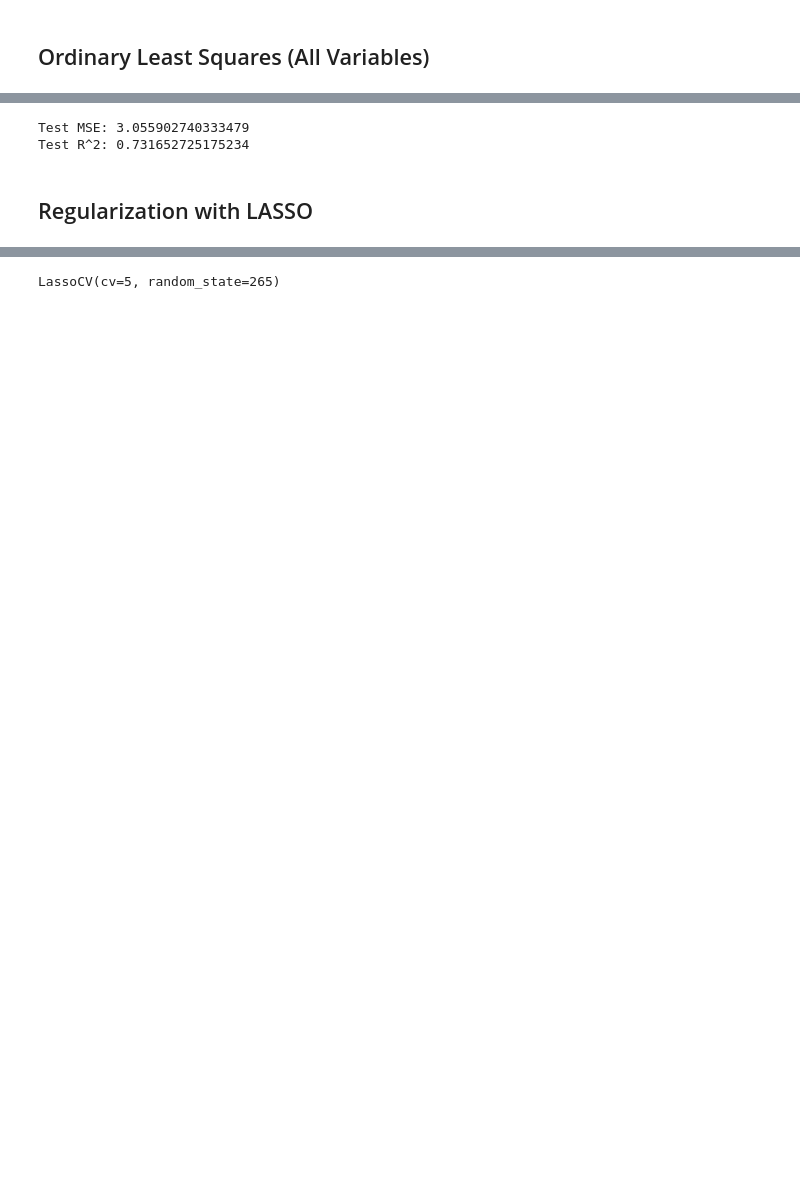
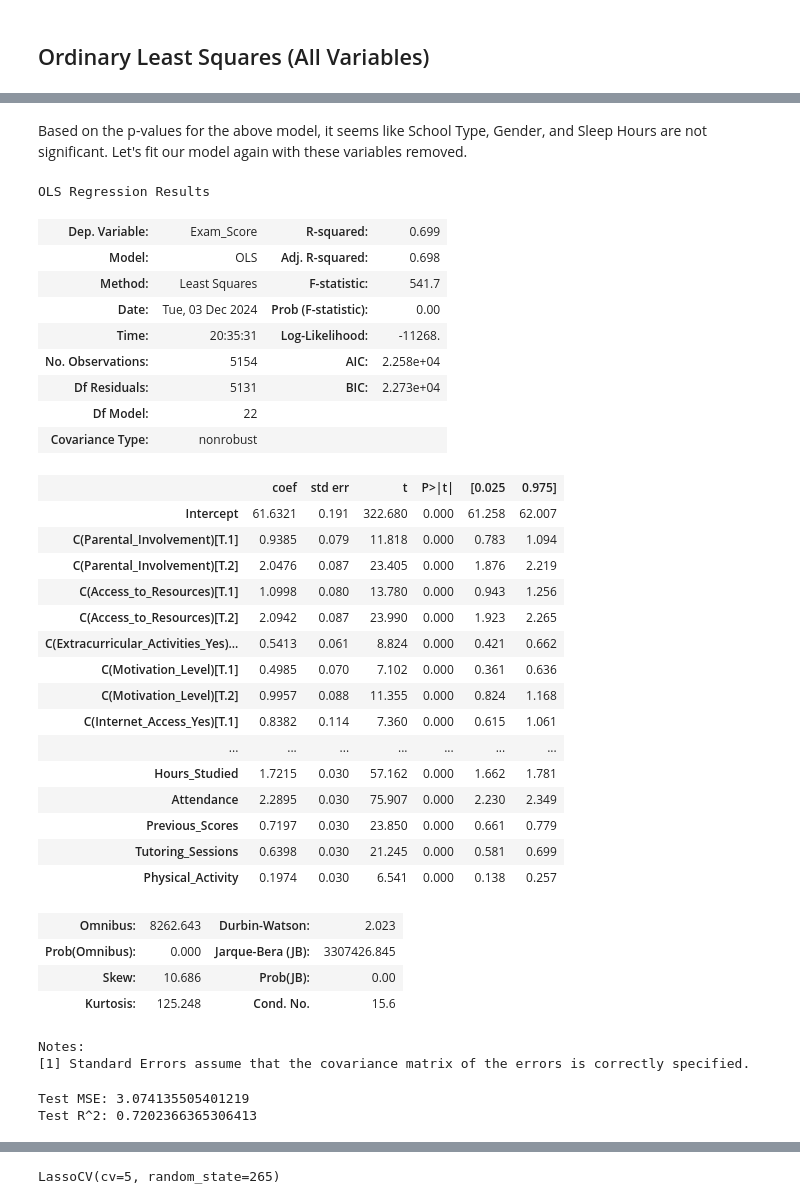
Before and after one commit to davidOplatka/csm148-project, a Jupyter notebook: linear_modeling.ipynb, the cells around one changed output, grey strips where cells are left out. Saved outputs shown, nothing was run; the diff lists cells and outputs as text; code cells hidden in the pictures; blank space fills up the shorter version.

```diff
--- a/linear_modeling.ipynb
+++ b/linear_modeling.ipynb
@@ -19,2 +25,2 @@ df.head()
 # %%
-X_train, X_test, y_train, y_test = train_test_split(df.drop(columns='Exam_Score'), df['Exam_Score'], test_size=0.2, random_state=42)
+df_train, df_test = train_test_split(df, test_size=0.2, random_state=42)
@@ -68,0 +75,2 @@ strong multicollinearity or other numerical problems.
+# %% [markdown]
+Based on the p-values for the above model, it seems like School Type, Gender, and Sleep Hours are not significant. Let's fit our model again with these variables removed.
@@ -69 +80,39 @@ strong multicollinearity or other numerical problems.
+# %%
+lm = smf.ols(formula='Exam_Score ~ Hours_Studied + Attendance + C(Parental_Involvement) + C(Access_to_Resources) + C(Extracurricular_Activities_Yes) + Previous_Scores + C(Motivation_Level) + C(Internet_Access_Yes) + Tutoring_Sessions + C(Family_Income) + C(Teacher_Quality) + C(Peer_Influence) + Physical_Activity + C(Learning_Disabilities_Yes) + C(Parental_Education_Level)', data=df_train)
+lm = lm.fit()
+# %%
+lm.summary()
+# %% [output]
+OLS Regression Results
+| Dep. Variable: | Exam_Score | R-squared: | 0.699 |
+| Model: | OLS | Adj. R-squared: | 0.698 |
+| Method: | Least Squares | F-statistic: | 541.7 |
+| Date: | Tue, 03 Dec 2024 | Prob (F-statistic): | 0.00 |
+| Time: | 20:35:31 | Log-Likelihood: | -11268. |
+| No. Observations: | 5154 | AIC: | 2.258e+04 |
+| Df Residuals: | 5131 | BIC: | 2.273e+04 |
+| Df Model: | 22 |  |  |
+| Covariance Type: | nonrobust |  |  |
+|  | coef | std err | t | P>|t| | [0.025 | 0.975] |
+| Intercept | 61.6321 | 0.191 | 322.680 | 0.000 | 61.258 | 62.007 |
+| C(Parental_Involvement)[T.1] | 0.9385 | 0.079 | 11.818 | 0.000 | 0.783 | 1.094 |
+| C(Parental_Involvement)[T.2] | 2.0476 | 0.087 | 23.405 | 0.000 | 1.876 | 2.219 |
+| C(Access_to_Resources)[T.1] | 1.0998 | 0.080 | 13.780 | 0.000 | 0.943 | 1.256 |
+| C(Access_to_Resources)[T.2] | 2.0942 | 0.087 | 23.990 | 0.000 | 1.923 | 2.265 |
+| C(Extracurricular_Activities_Yes)... | 0.5413 | 0.061 | 8.824 | 0.000 | 0.421 | 0.662 |
+| C(Motivation_Level)[T.1] | 0.4985 | 0.070 | 7.102 | 0.000 | 0.361 | 0.636 |
+| C(Motivation_Level)[T.2] | 0.9957 | 0.088 | 11.355 | 0.000 | 0.824 | 1.168 |
+| C(Internet_Access_Yes)[T.1] | 0.8382 | 0.114 | 7.360 | 0.000 | 0.615 | 1.061 |
+| ... | ... | ... | ... | ... | ... | ... |
+| Hours_Studied | 1.7215 | 0.030 | 57.162 | 0.000 | 1.662 | 1.781 |
+| Attendance | 2.2895 | 0.030 | 75.907 | 0.000 | 2.230 | 2.349 |
+| Previous_Scores | 0.7197 | 0.030 | 23.850 | 0.000 | 0.661 | 0.779 |
+| Tutoring_Sessions | 0.6398 | 0.030 | 21.245 | 0.000 | 0.581 | 0.699 |
+| Physical_Activity | 0.1974 | 0.030 | 6.541 | 0.000 | 0.138 | 0.257 |
+| Omnibus: | 8262.643 | Durbin-Watson: | 2.023 |
+| Prob(Omnibus): | 0.000 | Jarque-Bera (JB): | 3307426.845 |
+| Skew: | 10.686 | Prob(JB): | 0.00 |
+| Kurtosis: | 125.248 | Cond. No. | 15.6 |
+Notes:
+[1] Standard Errors assume that the covariance matrix of the errors is correctly specified.
 # %%
@@ -71,8 +120,6 @@ y_pred = lm.predict(X_test)
 # %%
-print(f"Test MSE: {mean_squared_error(y_pred, y_test)}")
-print(f"Test R^2: {r2_score(y_pred, y_test)}")
+print(f"Test MSE: {mean_squared_error(y_pred, df_test['Exam_Score'])}")
+print(f"Test R^2: {r2_score(y_pred, df_test['Exam_Score'])}")
 # %% [output]
-Test MSE: 3.055902740333479
-Test R^2: 0.731652725175234
+Test MSE: 3.074135505401219
+Test R^2: 0.7202366365306413
-# %% [markdown]
-## Regularization with LASSO
```
Also changed, not shown: parts of 39 cells of this notebook.
